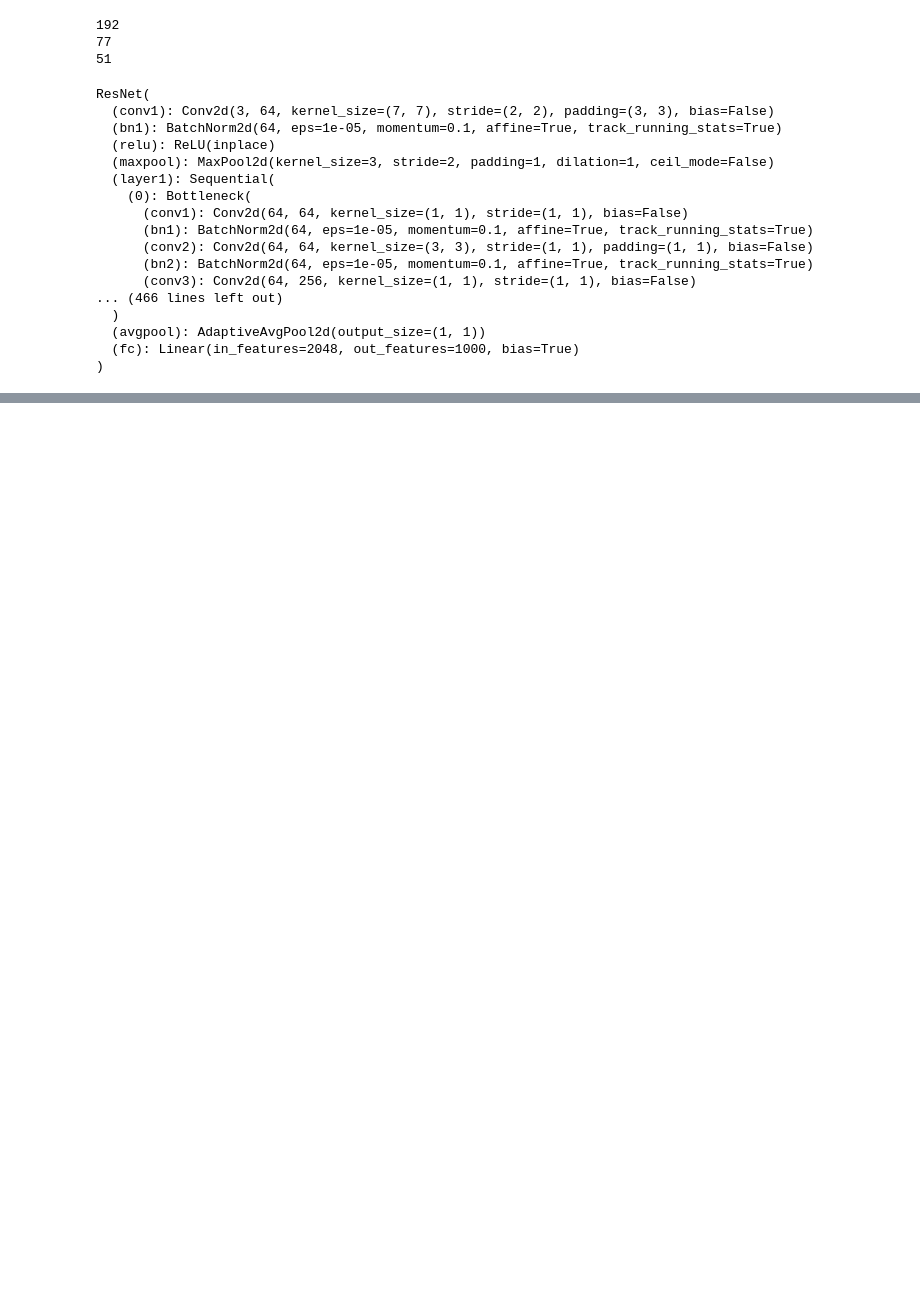
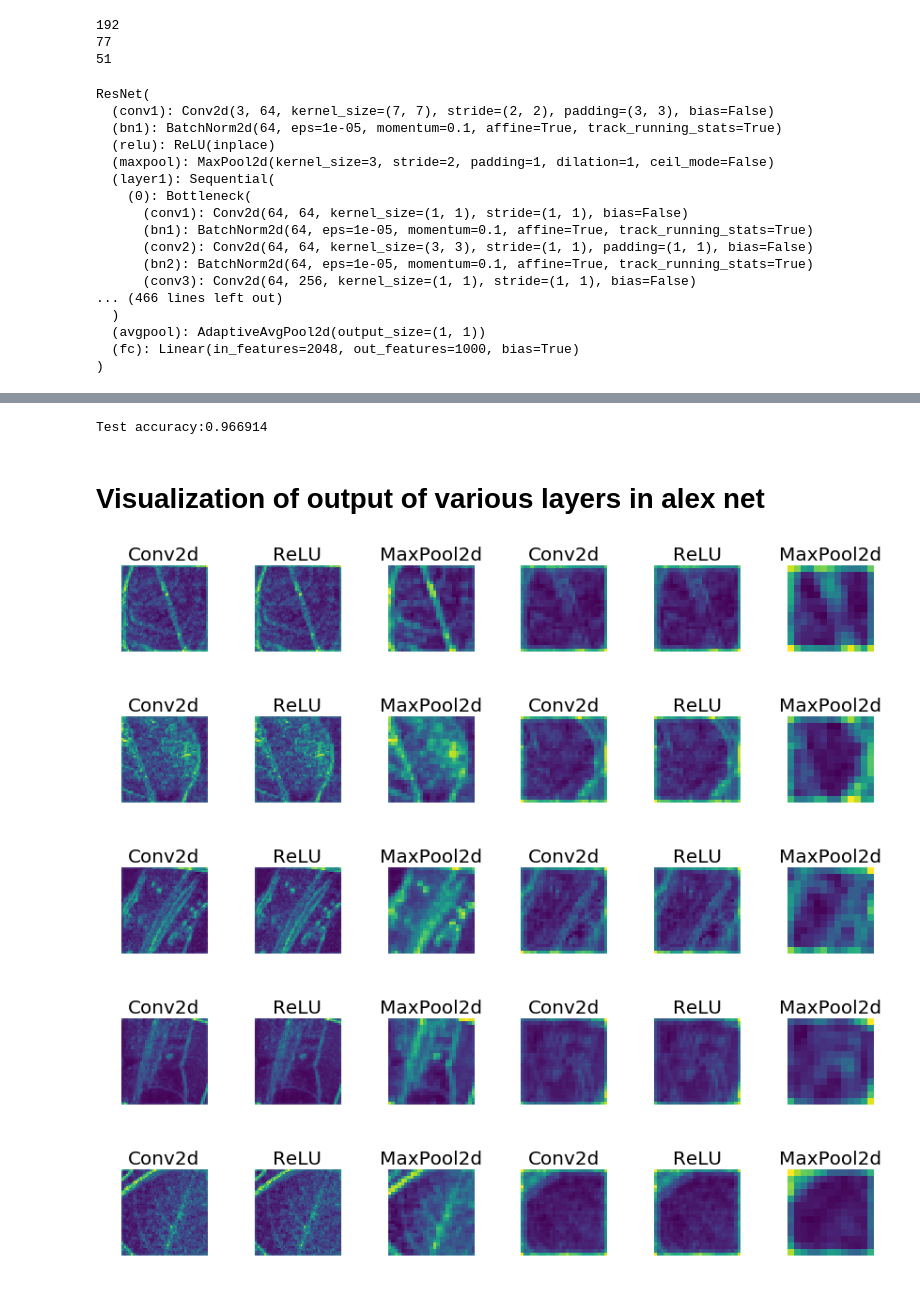
Before and after one commit to chhabragarima/DeepLearningProject, a Jupyter notebook: proj-classification.ipynb, the cells around one changed output, grey strips where cells are left out. Drawn from its saved outputs; the diff is of its cells as text; code cells hidden in the pictures; blank space fills up the shorter version.

Commit message:
alexnet-visualization done

```diff
--- a/proj-classification.ipynb
+++ b/proj-classification.ipynb
@@ -98,6 +113,7 @@ print (len(val_data))
 train_loader = torch.utils.data.DataLoader(train_data, shuffle = True, batch_size = 84, num_workers = 3)
 test_loader = torch.utils.data.DataLoader(test_data, shuffle = True, batch_size = 84, num_workers = 3)
 val_loader = torch.utils.data.DataLoader(val_data, shuffle = True, batch_size = 84, num_workers = 3)
+train_loader_vis = torch.utils.data.DataLoader(train_data, shuffle = True, batch_size = 1, num_workers = 3)
 print (len(train_loader))
 print (len(test_loader))
 print (len(val_loader))
@@ -324,2 +249,0 @@ Accuracy:0.913899
-# %%
-train_classification_model(classification_model, criterion, optimizer,lr_schedule,1,'val')
@@ -344,0 +355,9 @@ Test accuracy:0.930687
+# %%
+count_img=0
+for i in train_loader_vis:
+    #print (i[1].item())
+    if (int(i[1].item())==11):
+        make_saliency_map(i[0], 11)
+        count_img+=1
+    if (count_img>5):
+        break
@@ -344,0 +464,7 @@ Test accuracy:0.930687
+# %%
+criterion = torch.nn.CrossEntropyLoss()
+alex_net_model = alex_net_model.cuda()
+optimizer = torch.optim.Adam(alex_net_model.parameters(), lr=0.0001)
+#lr_schedule = torch.optim.lr_scheduler.StepLR(optimizer, step_size=5, gamma=0.1)
+lr_schedule=0
+train_classification_model(train_loader, alex_net_model, criterion, optimizer,lr_schedule,10,'train')
@@ -344,0 +496,58 @@ Test accuracy:0.930687
+# %%
+test_model(alex_net_model)
+# %% [output]
+Test accuracy:0.966914
+# %% [markdown]
+# Visualization of output of various layers in alex net
+# %%
+model_list = list(alex_net_model.alex_model.features)
+#model_list = list(alex_net_model.modules())
+def conversion_to_grayscale(im):
+
+    im = torch.sum(im, dim=0)
+    im = torch.div(im, im.shape[0])
+    return im
+
+def visualization_layers(img, models):
+    final_vis = []
+    vis_layers_names = []
+    #print (models.alex_model) #['alex_model'])
+    for current_layer in models[:6]:
+        #print (current_layer)
+        #print (img.shape)
+        img = img.cuda()
+        img = current_layer(img)
+        final_vis.append(img)
+        vis_layers_names.append(str(current_layer))
+    final_images = []
+    for i in final_vis:
+        i = i.squeeze(0)
+        grayscale_img = conversion_to_grayscale(i)
+        #print (grayscale_img.shape)
+        final_images.append(grayscale_img.data.cpu().numpy())
+
+    fig = plt.figure()
+    plt.rcParams["figure.figsize"] = (25, 40)
+
+
+    for i in range(len(final_images)):
+        a = fig.add_subplot(20,10,i+1)
+        #print (final_images[i].shape)
+        imgplot = plt.imshow(final_images[i])
+        plt.axis('off')
+        a.set_title(vis_layers_names[i].partition('(')[0], fontsize=20)
+
+    plt.savefig('visualization_layers.jpg', bbox_inches='tight')
+count_images=0
+for i in train_loader_vis:
+    count_images+=1
+    if count_images>5:
+        break
+    #print (i[0].shape)
+    visualization_layers(i[0], model_list)
+# %% [output]
+[figure, added]
+[figure, added]
+[figure, added]
+[figure, added]
+[figure, added]
```
Also changed, not shown: parts of 25 cells of this notebook, 1 other file.
